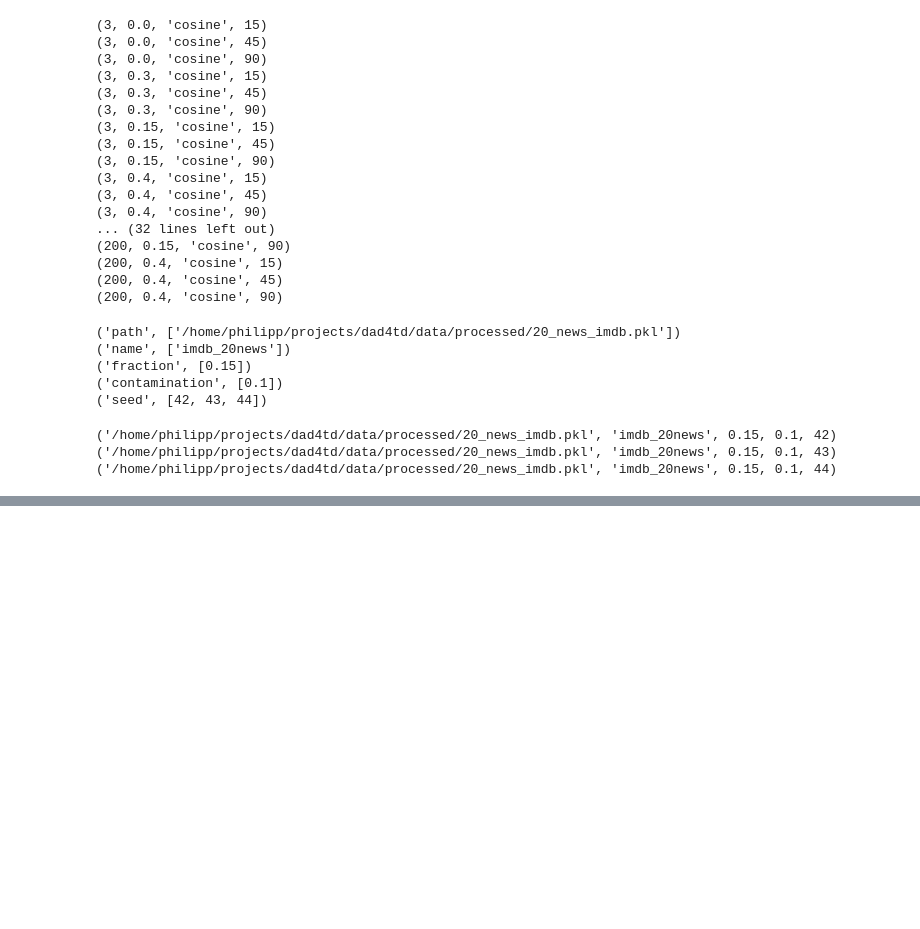
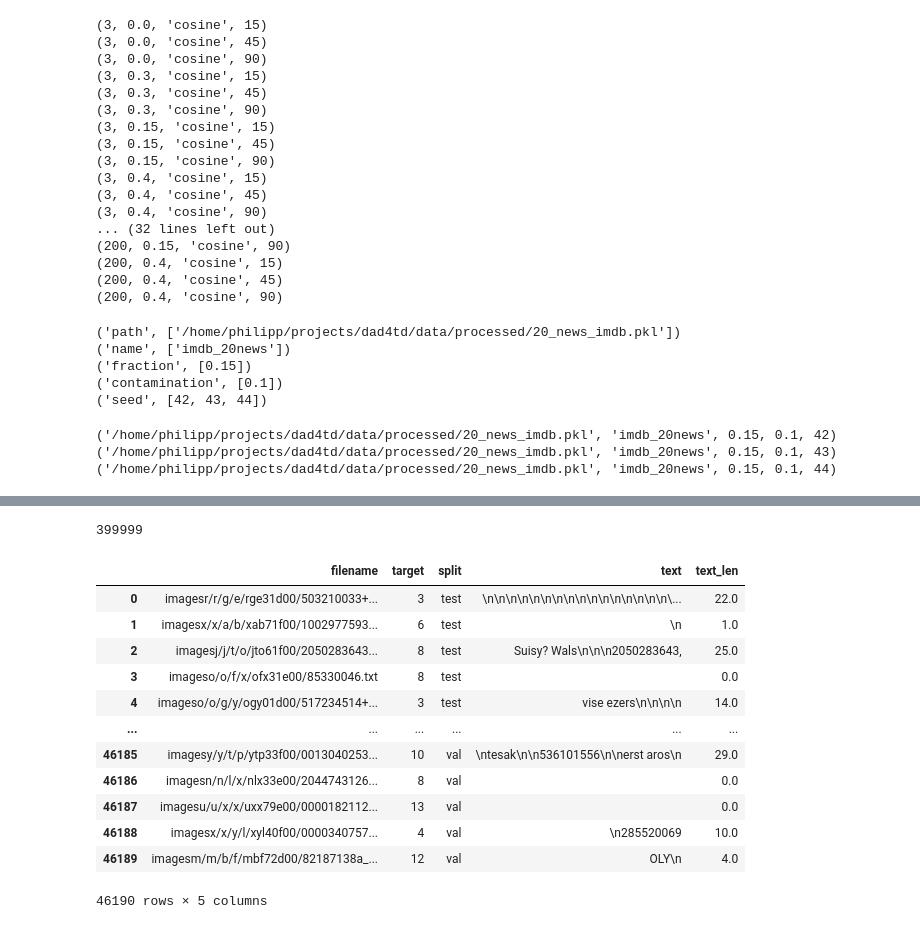
Before and after one commit to pschonev/deepanomaly4docs, a Jupyter notebook: notebooks/Untitled.ipynb, the cells around one changed output, grey strips where cells are left out. Saved outputs shown, nothing was run; the diff lists cells and outputs as text; code cells hidden in the pictures; blank space fills up the shorter version.

```diff
--- a/notebooks/Untitled.ipynb
+++ b/notebooks/Untitled.ipynb
@@ -83,0 +271,7 @@ for i in product(*imdb_20news_3splits.__dict__.values()):
+# %%
+import pandas as pd
+
+data_path = "/home/philipp/projects/dad4td/data/raw/QS-OCR-Large/rvl_cdip.pkl"
+df = pd.read_pickle(data_path)
+
+df
@@ -83,0 +292,3 @@ for i in product(*imdb_20news_3splits.__dict__.values()):
+# %%
+%%time
+df["text_len"] = df.text.map(lambda x:len(x))
@@ -83,0 +318,18 @@ for i in product(*imdb_20news_3splits.__dict__.values()):
+# %%
+print(df.shape[0])
+df.where(df.text_len.between(0,50)).dropna().reset_index(drop=True)
+# %% [output]
+399999
+|  | filename | target | split | text | text_len |
+| 0 | imagesr/r/g/e/rge31d00/503210033+... | 3 | test | \n\n\n\n\n\n\n\n\n\n\n\n\n\n\n\n\... | 22.0 |
+| 1 | imagesx/x/a/b/xab71f00/1002977593... | 6 | test | \n | 1.0 |
+| 2 | imagesj/j/t/o/jto61f00/2050283643... | 8 | test | Suisy? Wals\n\n\n2050283643, | 25.0 |
+| 3 | imageso/o/f/x/ofx31e00/85330046.txt | 8 | test |  | 0.0 |
+| 4 | imageso/o/g/y/ogy01d00/517234514+... | 3 | test | vise ezers\n\n\n\n | 14.0 |
+| ... | ... | ... | ... | ... | ... |
+| 46185 | imagesy/y/t/p/ytp33f00/0013040253... | 10 | val | \ntesak\n\n536101556\n\nerst aros\n | 29.0 |
+| 46186 | imagesn/n/l/x/nlx33e00/2044743126... | 8 | val |  | 0.0 |
+| 46187 | imagesu/u/x/x/uxx79e00/0000182112... | 13 | val |  | 0.0 |
+| 46188 | imagesx/x/y/l/xyl40f00/0000340757... | 4 | val | \n285520069 | 10.0 |
+| 46189 | imagesm/m/b/f/mbf72d00/82187138a_... | 12 | val | OLY\n | 4.0 |
+46190 rows × 5 columns
```
Also changed, not shown: parts of 6 cells of this notebook, 6 other files.
